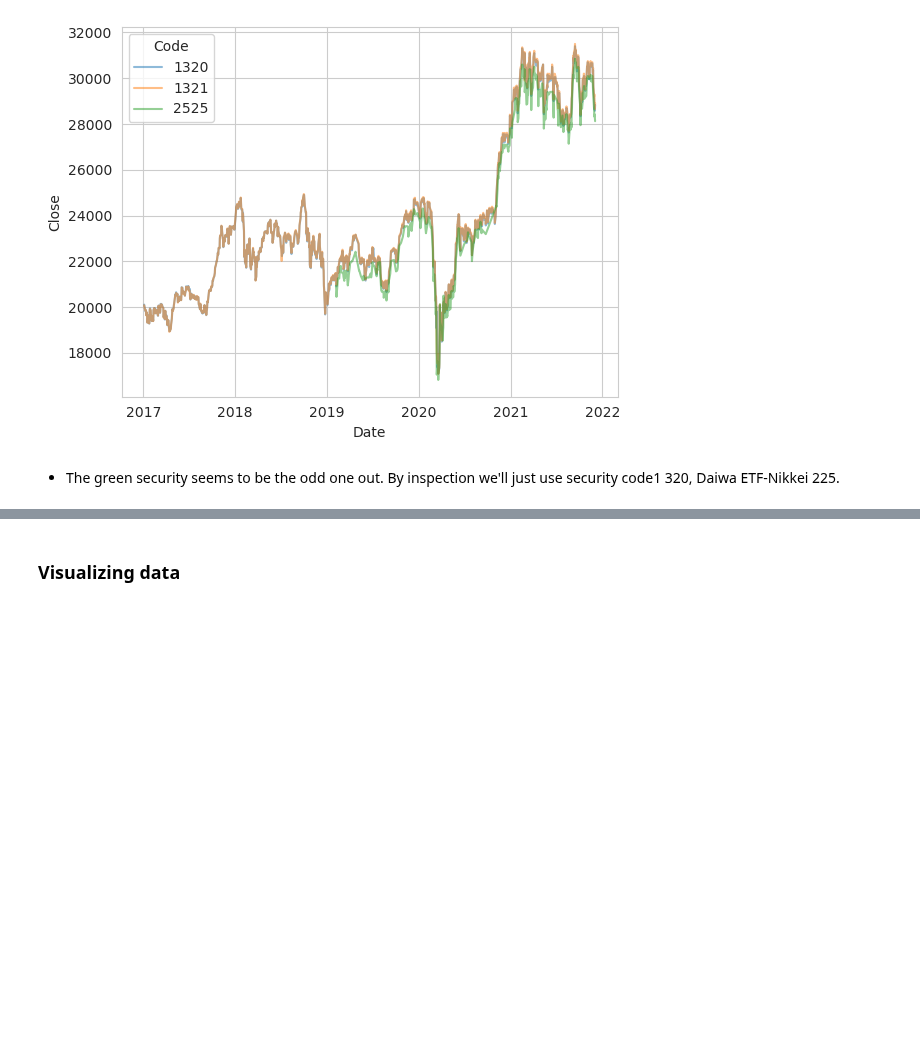
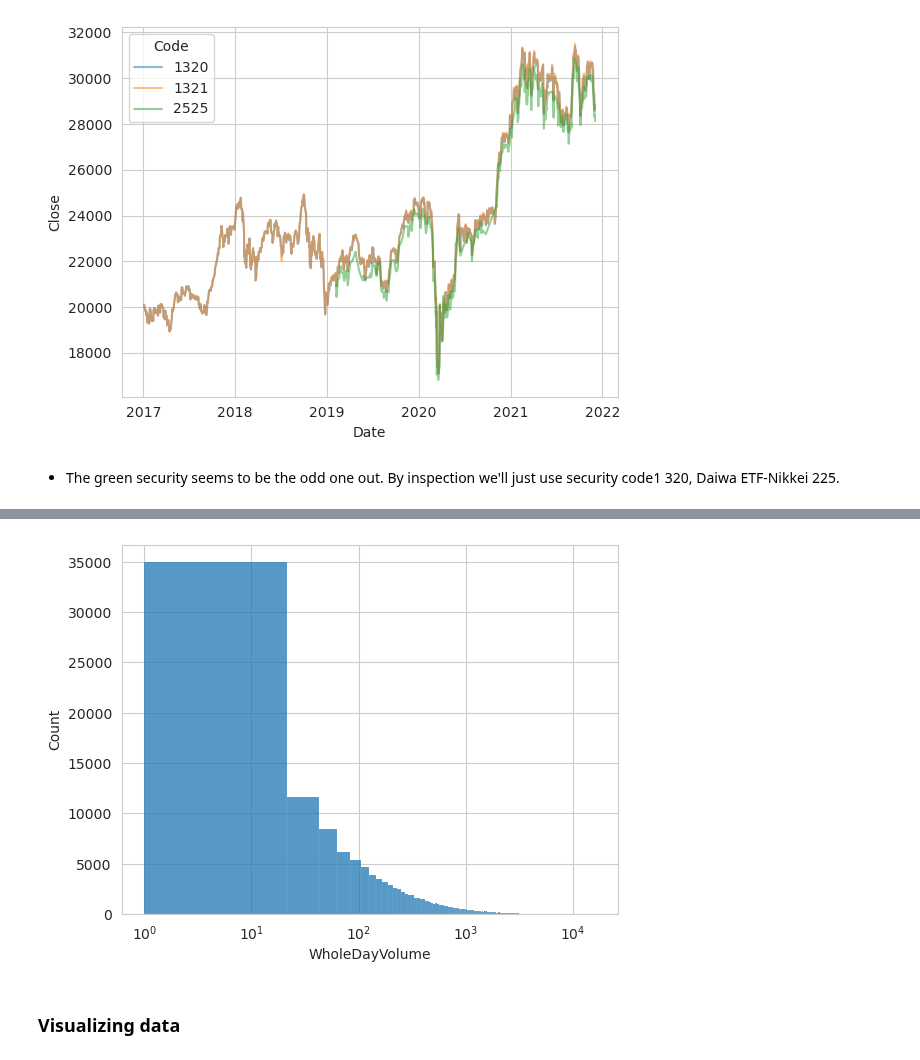
Before and after one commit to FlyingCurryMonster/JPY-equities, a Jupyter notebook: implied-probability-distributions.ipynb, the cells around one changed output, grey strips where cells are left out. Saved outputs shown, nothing was run; the diff lists cells and outputs as text; code cells hidden in the pictures; blank space fills up the shorter version.

```diff
--- a/implied-probability-distributions.ipynb
+++ b/implied-probability-distributions.ipynb
@@ -218,3 +234,13 @@ contract_list.sort_values(by = 'VolumeRank', inplace = True)
+# %%
+minimum_volume = 1
+options = options[options.WholeDayVolume>=minimum_volume]
+options.groupby(['Date', 'Expiry', 'Putcall'])['WholeDayVolume'].sum()
+fig, ax = plt.subplots()
+
+sns.histplot(options, x='WholeDayVolume')
+ax.set_xscale('log')
+# %% [output]
+[figure, added]
 # %% [markdown]
 ### Visualizing data
 # %%
```
Also changed, not shown: parts of 12 cells of this notebook, 1 other file.
